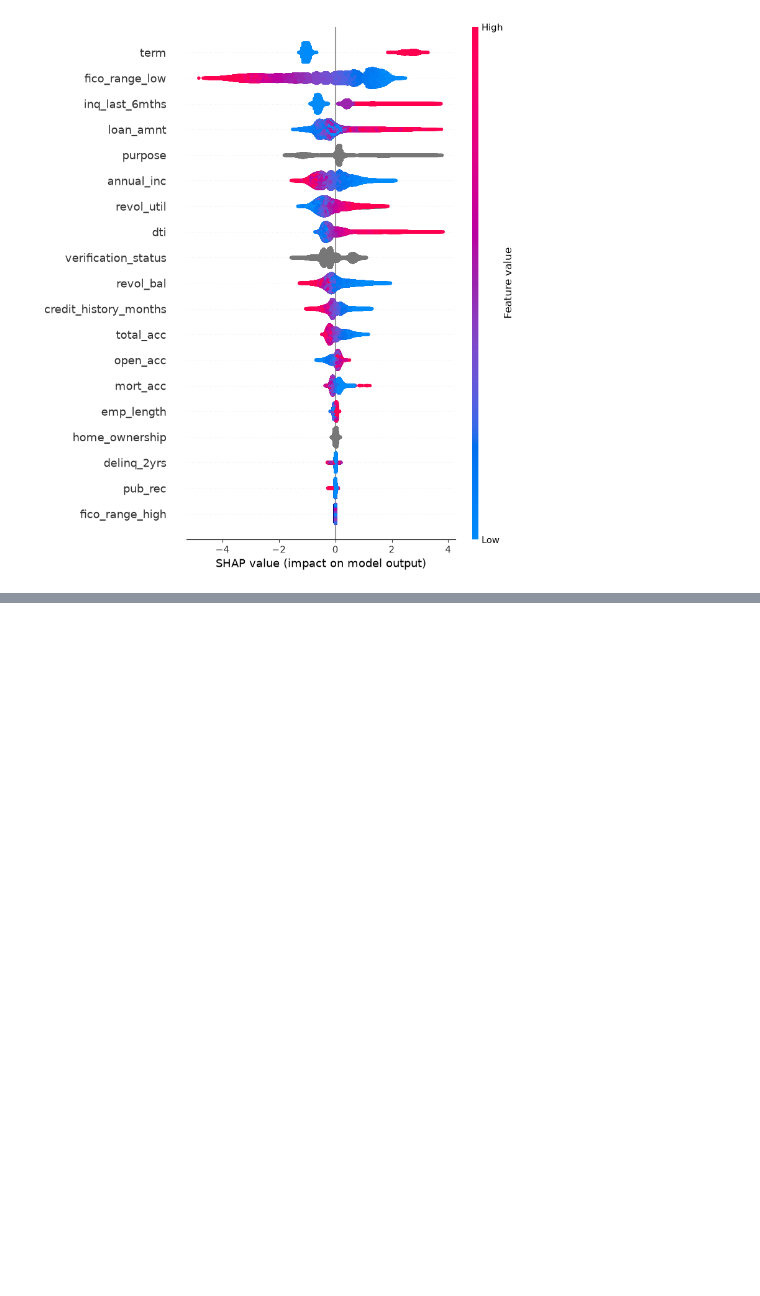
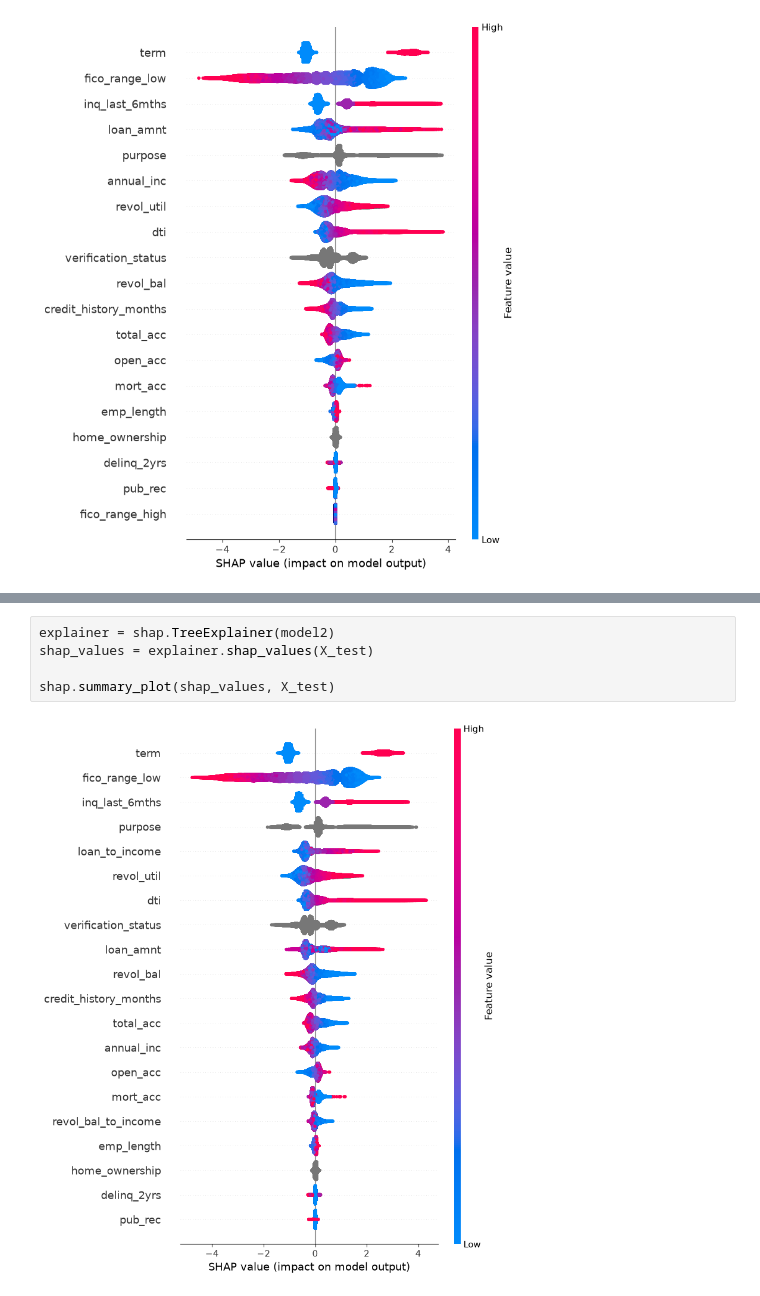
Before and after one commit to eth-tran/STAT-444-Final-Project, a Jupyter notebook: S444-Modelling.ipynb, the cells around one changed output, grey strips where cells are left out. Saved outputs shown, nothing was run; the diff lists cells and outputs as text; blank space fills up the shorter version.

```diff
--- a/S444-Modelling.ipynb
+++ b/S444-Modelling.ipynb
@@ -86,0 +138,7 @@ shap.summary_plot(shap_values, X_test)
+# %%
+explainer = shap.TreeExplainer(model2)
+shap_values = explainer.shap_values(X_test)
+
+shap.summary_plot(shap_values, X_test)
+# %% [output]
+[figure, added]
```
Also changed, not shown: parts of 7 cells of this notebook.
